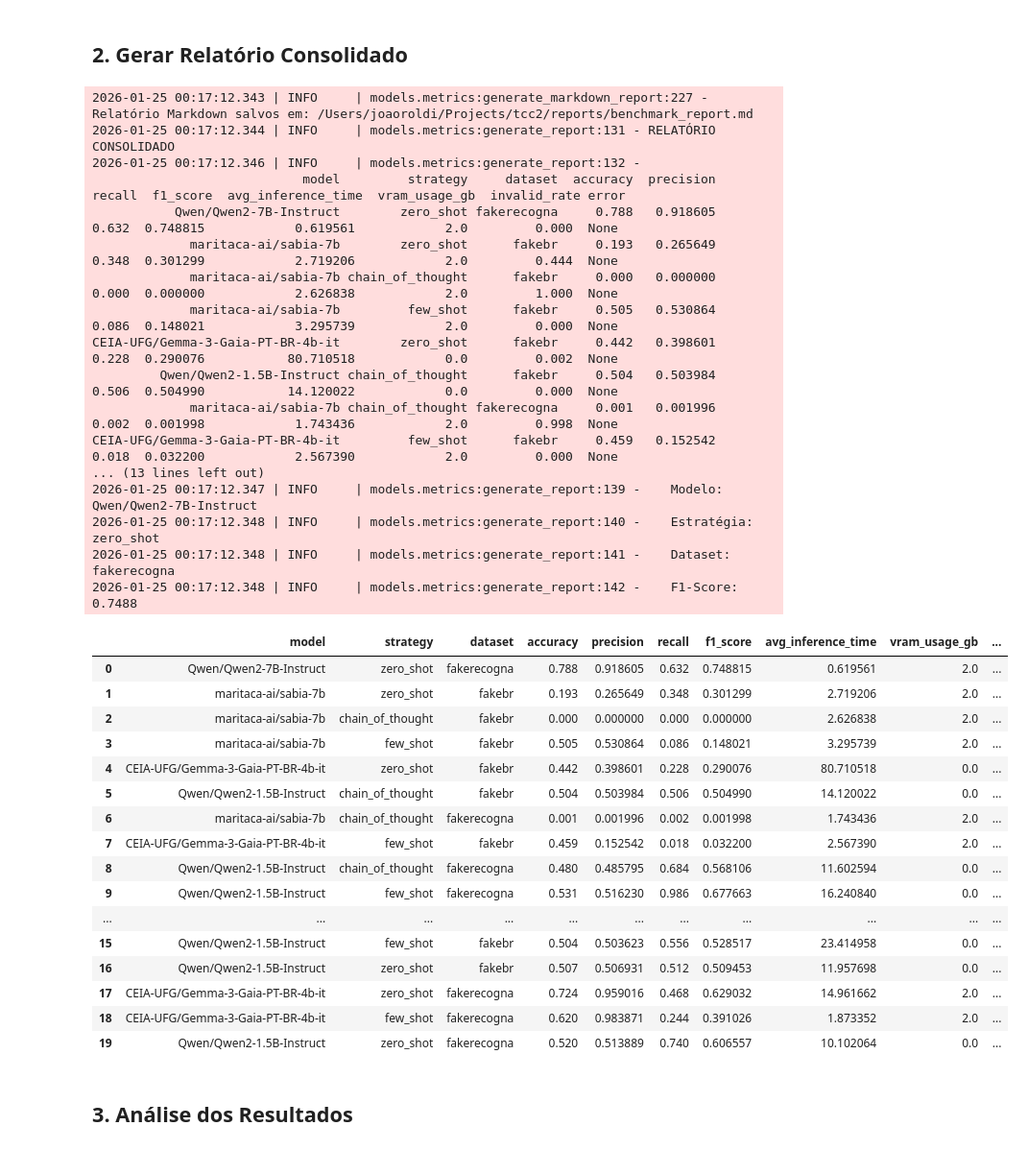
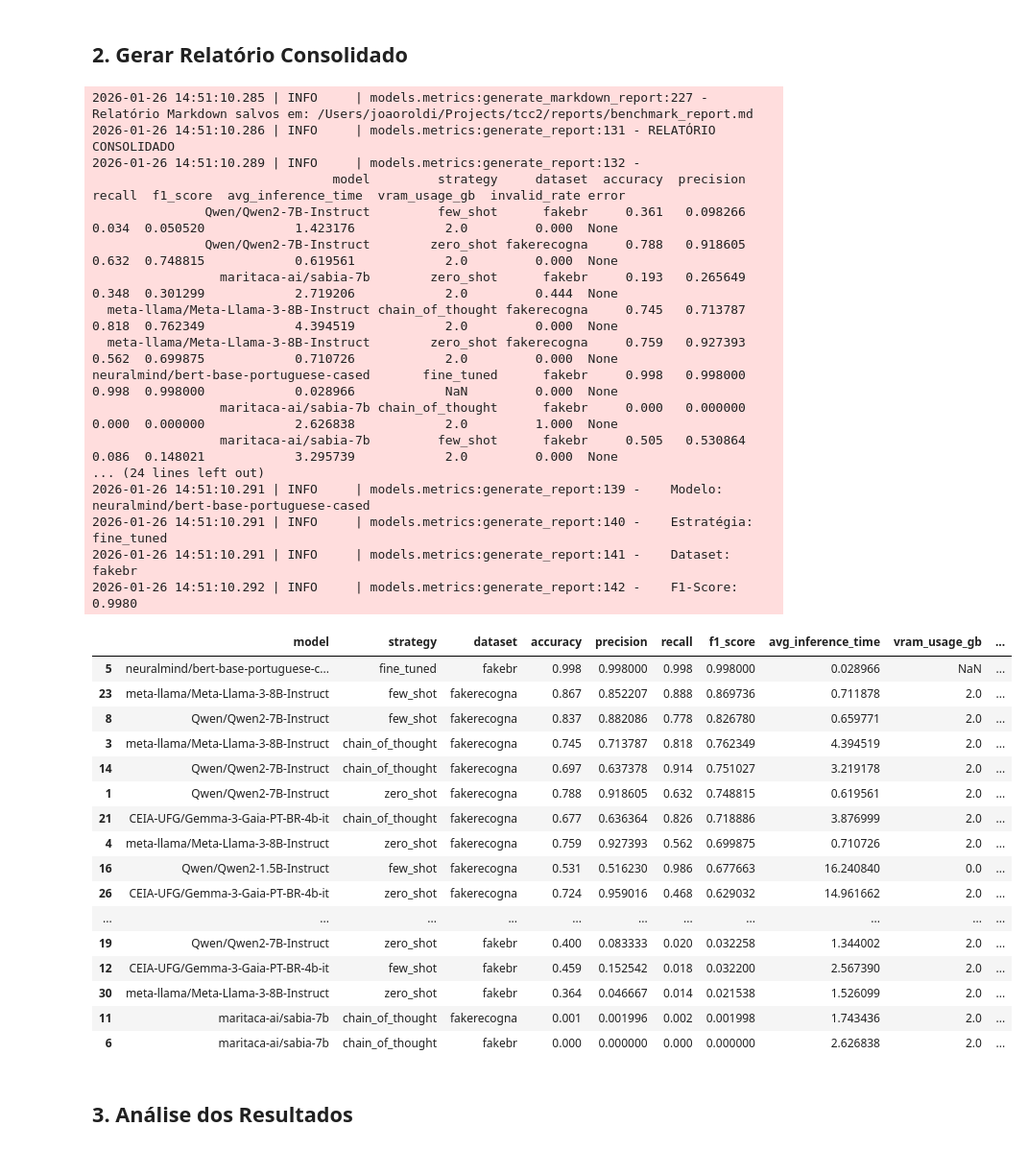
Before and after one commit to joao-roldi/tcc_llm_bert_benchmark, a Jupyter notebook: notebooks/04_benchmark_analysis.ipynb, the cells around one changed output. Shown at 96% size. Cells and saved outputs as stored; diff of their text form; code cells hidden in the pictures.

```diff
--- a/notebooks/04_benchmark_analysis.ipynb
+++ b/notebooks/04_benchmark_analysis.ipynb
@@ -67,44 +67,44 @@ logger.info(f"✅ {len(all_results)} resultados carregados com sucesso")
 # %%
 # Gerar relatório
 df_report = generate_report(all_results, results_dir)
-
-# Exibir relatório
-df_report
 # %% [output]
-2026-01-25 00:17:12.343 | INFO     | models.metrics:generate_markdown_report:227 - Relatório Markdown salvos em: /Users/joaoroldi/Projects/tcc2/reports/benchmark_report.md
-2026-01-25 00:17:12.344 | INFO     | models.metrics:generate_report:131 - RELATÓRIO CONSOLIDADO
-2026-01-25 00:17:12.346 | INFO     | models.metrics:generate_report:132 -
-                            model         strategy     dataset  accuracy  precision  recall  f1_score  avg_inference_time  vram_usage_gb  invalid_rate error
-           Qwen/Qwen2-7B-Instruct        zero_shot fakerecogna     0.788   0.918605   0.632  0.748815            0.619561            2.0         0.000  None
-             maritaca-ai/sabia-7b        zero_shot      fakebr     0.193   0.265649   0.348  0.301299            2.719206            2.0         0.444  None
-             maritaca-ai/sabia-7b chain_of_thought      fakebr     0.000   0.000000   0.000  0.000000            2.626838            2.0         1.000  None
-             maritaca-ai/sabia-7b         few_shot      fakebr     0.505   0.530864   0.086  0.148021            3.295739            2.0         0.000  None
-CEIA-UFG/Gemma-3-Gaia-PT-BR-4b-it        zero_shot      fakebr     0.442   0.398601   0.228  0.290076           80.710518            0.0         0.002  None
-         Qwen/Qwen2-1.5B-Instruct chain_of_thought      fakebr     0.504   0.503984   0.506  0.504990           14.120022            0.0         0.000  None
-             maritaca-ai/sabia-7b chain_of_thought fakerecogna     0.001   0.001996   0.002  0.001998            1.743436            2.0         0.998  None
-CEIA-UFG/Gemma-3-Gaia-PT-BR-4b-it         few_shot      fakebr     0.459   0.152542   0.018  0.032200            2.567390            2.0         0.000  None
-... (13 lines left out)
-2026-01-25 00:17:12.347 | INFO     | models.metrics:generate_report:139 -    Modelo: Qwen/Qwen2-7B-Instruct
-2026-01-25 00:17:12.348 | INFO     | models.metrics:generate_report:140 -    Estratégia: zero_shot
-2026-01-25 00:17:12.348 | INFO     | models.metrics:generate_report:141 -    Dataset: fakerecogna
-2026-01-25 00:17:12.348 | INFO     | models.metrics:generate_report:142 -    F1-Score: 0.7488
+2026-01-26 14:51:10.285 | INFO     | models.metrics:generate_markdown_report:227 - Relatório Markdown salvos em: /Users/joaoroldi/Projects/tcc2/reports/benchmark_report.md
+2026-01-26 14:51:10.286 | INFO     | models.metrics:generate_report:131 - RELATÓRIO CONSOLIDADO
+2026-01-26 14:51:10.289 | INFO     | models.metrics:generate_report:132 -
+                                model         strategy     dataset  accuracy  precision  recall  f1_score  avg_inference_time  vram_usage_gb  invalid_rate error
+               Qwen/Qwen2-7B-Instruct         few_shot      fakebr     0.361   0.098266   0.034  0.050520            1.423176            2.0         0.000  None
+               Qwen/Qwen2-7B-Instruct        zero_shot fakerecogna     0.788   0.918605   0.632  0.748815            0.619561            2.0         0.000  None
+                 maritaca-ai/sabia-7b        zero_shot      fakebr     0.193   0.265649   0.348  0.301299            2.719206            2.0         0.444  None
+  meta-llama/Meta-Llama-3-8B-Instruct chain_of_thought fakerecogna     0.745   0.713787   0.818  0.762349            4.394519            2.0         0.000  None
+  meta-llama/Meta-Llama-3-8B-Instruct        zero_shot fakerecogna     0.759   0.927393   0.562  0.699875            0.710726            2.0         0.000  None
+neuralmind/bert-base-portuguese-cased       fine_tuned      fakebr     0.998   0.998000   0.998  0.998000            0.028966            NaN         0.000  None
+                 maritaca-ai/sabia-7b chain_of_thought      fakebr     0.000   0.000000   0.000  0.000000            2.626838            2.0         1.000  None
+                 maritaca-ai/sabia-7b         few_shot      fakebr     0.505   0.530864   0.086  0.148021            3.295739            2.0         0.000  None
+... (24 lines left out)
+2026-01-26 14:51:10.291 | INFO     | models.metrics:generate_report:139 -    Modelo: neuralmind/bert-base-portuguese-cased
+2026-01-26 14:51:10.291 | INFO     | models.metrics:generate_report:140 -    Estratégia: fine_tuned
+2026-01-26 14:51:10.291 | INFO     | models.metrics:generate_report:141 -    Dataset: fakebr
+2026-01-26 14:51:10.292 | INFO     | models.metrics:generate_report:142 -    F1-Score: 0.9980
-|  | model | strategy | dataset | accuracy | precision | recall | f1_score | avg_inference_time | vram_usage_gb | ... |
-| 0 | Qwen/Qwen2-7B-Instruct | zero_shot | fakerecogna | 0.788 | 0.918605 | 0.632 | 0.748815 | 0.619561 | 2.0 | ... |
-| 1 | maritaca-ai/sabia-7b | zero_shot | fakebr | 0.193 | 0.265649 | 0.348 | 0.301299 | 2.719206 | 2.0 | ... |
-| 2 | maritaca-ai/sabia-7b | chain_of_thought | fakebr | 0.000 | 0.000000 | 0.000 | 0.000000 | 2.626838 | 2.0 | ... |
-| 3 | maritaca-ai/sabia-7b | few_shot | fakebr | 0.505 | 0.530864 | 0.086 | 0.148021 | 3.295739 | 2.0 | ... |
-| 4 | CEIA-UFG/Gemma-3-Gaia-PT-BR-4b-it | zero_shot | fakebr | 0.442 | 0.398601 | 0.228 | 0.290076 | 80.710518 | 0.0 | ... |
-| 5 | Qwen/Qwen2-1.5B-Instruct | chain_of_thought | fakebr | 0.504 | 0.503984 | 0.506 | 0.504990 | 14.120022 | 0.0 | ... |
-| 6 | maritaca-ai/sabia-7b | chain_of_thought | fakerecogna | 0.001 | 0.001996 | 0.002 | 0.001998 | 1.743436 | 2.0 | ... |
-| 7 | CEIA-UFG/Gemma-3-Gaia-PT-BR-4b-it | few_shot | fakebr | 0.459 | 0.152542 | 0.018 | 0.032200 | 2.567390 | 2.0 | ... |
-| 8 | Qwen/Qwen2-1.5B-Instruct | chain_of_thought | fakerecogna | 0.480 | 0.485795 | 0.684 | 0.568106 | 11.602594 | 0.0 | ... |
-| 9 | Qwen/Qwen2-1.5B-Instruct | few_shot | fakerecogna | 0.531 | 0.516230 | 0.986 | 0.677663 | 16.240840 | 0.0 | ... |
-| ... | ... | ... | ... | ... | ... | ... | ... | ... | ... | ... |
-| 15 | Qwen/Qwen2-1.5B-Instruct | few_shot | fakebr | 0.504 | 0.503623 | 0.556 | 0.528517 | 23.414958 | 0.0 | ... |
-| 16 | Qwen/Qwen2-1.5B-Instruct | zero_shot | fakebr | 0.507 | 0.506931 | 0.512 | 0.509453 | 11.957698 | 0.0 | ... |
-| 17 | CEIA-UFG/Gemma-3-Gaia-PT-BR-4b-it | zero_shot | fakerecogna | 0.724 | 0.959016 | 0.468 | 0.629032 | 14.961662 | 2.0 | ... |
-| 18 | CEIA-UFG/Gemma-3-Gaia-PT-BR-4b-it | few_shot | fakerecogna | 0.620 | 0.983871 | 0.244 | 0.391026 | 1.873352 | 2.0 | ... |
-| 19 | Qwen/Qwen2-1.5B-Instruct | zero_shot | fakerecogna | 0.520 | 0.513889 | 0.740 | 0.606557 | 10.102064 | 0.0 | ... |
+# %%
+df_report.sort_values('f1_score', ascending=False)
+# %% [output]
+|  | model | strategy | dataset | accuracy | precision | recall | f1_score | avg_inference_time | vram_usage_gb | ... |
+| 5 | neuralmind/bert-base-portuguese-c... | fine_tuned | fakebr | 0.998 | 0.998000 | 0.998 | 0.998000 | 0.028966 | NaN | ... |
+| 23 | meta-llama/Meta-Llama-3-8B-Instruct | few_shot | fakerecogna | 0.867 | 0.852207 | 0.888 | 0.869736 | 0.711878 | 2.0 | ... |
+| 8 | Qwen/Qwen2-7B-Instruct | few_shot | fakerecogna | 0.837 | 0.882086 | 0.778 | 0.826780 | 0.659771 | 2.0 | ... |
+| 3 | meta-llama/Meta-Llama-3-8B-Instruct | chain_of_thought | fakerecogna | 0.745 | 0.713787 | 0.818 | 0.762349 | 4.394519 | 2.0 | ... |
+| 14 | Qwen/Qwen2-7B-Instruct | chain_of_thought | fakerecogna | 0.697 | 0.637378 | 0.914 | 0.751027 | 3.219178 | 2.0 | ... |
+| 1 | Qwen/Qwen2-7B-Instruct | zero_shot | fakerecogna | 0.788 | 0.918605 | 0.632 | 0.748815 | 0.619561 | 2.0 | ... |
+| 21 | CEIA-UFG/Gemma-3-Gaia-PT-BR-4b-it | chain_of_thought | fakerecogna | 0.677 | 0.636364 | 0.826 | 0.718886 | 3.876999 | 2.0 | ... |
+| 4 | meta-llama/Meta-Llama-3-8B-Instruct | zero_shot | fakerecogna | 0.759 | 0.927393 | 0.562 | 0.699875 | 0.710726 | 2.0 | ... |
+| 16 | Qwen/Qwen2-1.5B-Instruct | few_shot | fakerecogna | 0.531 | 0.516230 | 0.986 | 0.677663 | 16.240840 | 0.0 | ... |
+| 26 | CEIA-UFG/Gemma-3-Gaia-PT-BR-4b-it | zero_shot | fakerecogna | 0.724 | 0.959016 | 0.468 | 0.629032 | 14.961662 | 2.0 | ... |
+| ... | ... | ... | ... | ... | ... | ... | ... | ... | ... | ... |
+| 19 | Qwen/Qwen2-7B-Instruct | zero_shot | fakebr | 0.400 | 0.083333 | 0.020 | 0.032258 | 1.344002 | 2.0 | ... |
+| 12 | CEIA-UFG/Gemma-3-Gaia-PT-BR-4b-it | few_shot | fakebr | 0.459 | 0.152542 | 0.018 | 0.032200 | 2.567390 | 2.0 | ... |
+| 30 | meta-llama/Meta-Llama-3-8B-Instruct | zero_shot | fakebr | 0.364 | 0.046667 | 0.014 | 0.021538 | 1.526099 | 2.0 | ... |
+| 11 | maritaca-ai/sabia-7b | chain_of_thought | fakerecogna | 0.001 | 0.001996 | 0.002 | 0.001998 | 1.743436 | 2.0 | ... |
+| 6 | maritaca-ai/sabia-7b | chain_of_thought | fakebr | 0.000 | 0.000000 | 0.000 | 0.000000 | 2.626838 | 2.0 | ... |
 # %% [markdown]
 ## 3. Análise dos Resultados
 # %%
```
Also changed, not shown: parts of 13 cells of this notebook, 3 other files.
